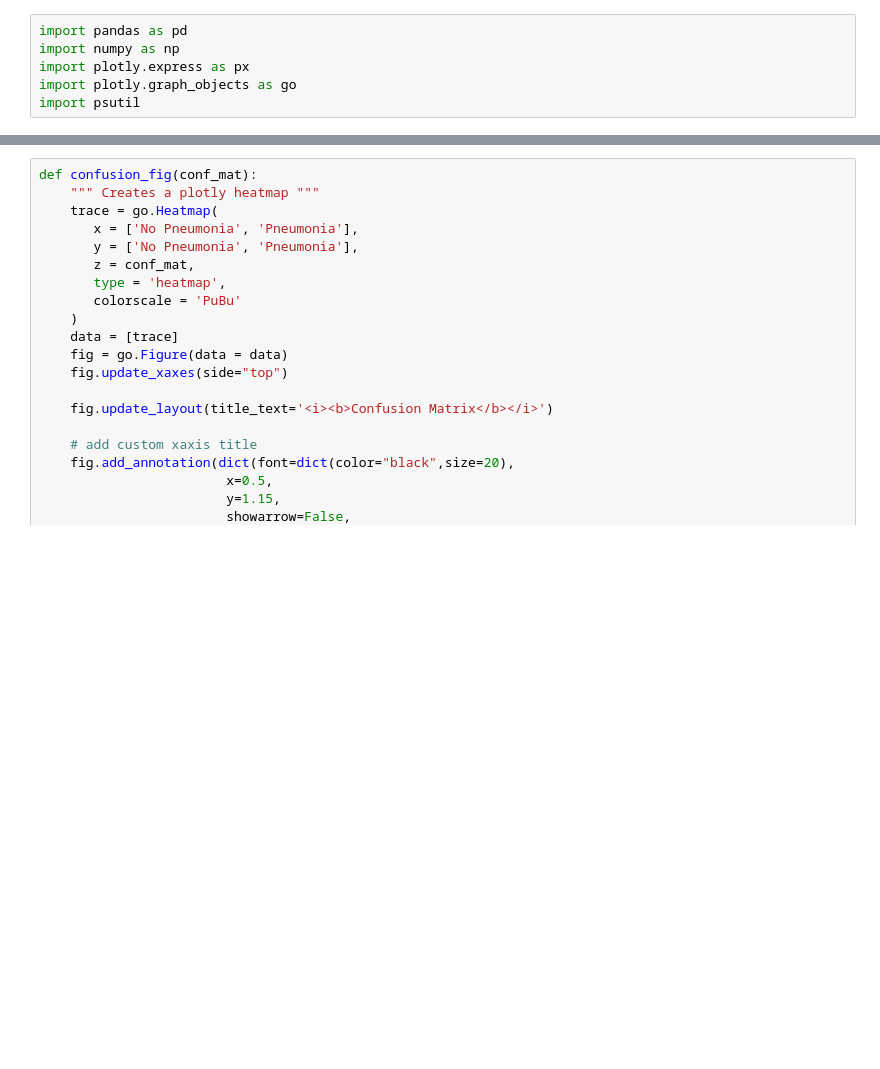
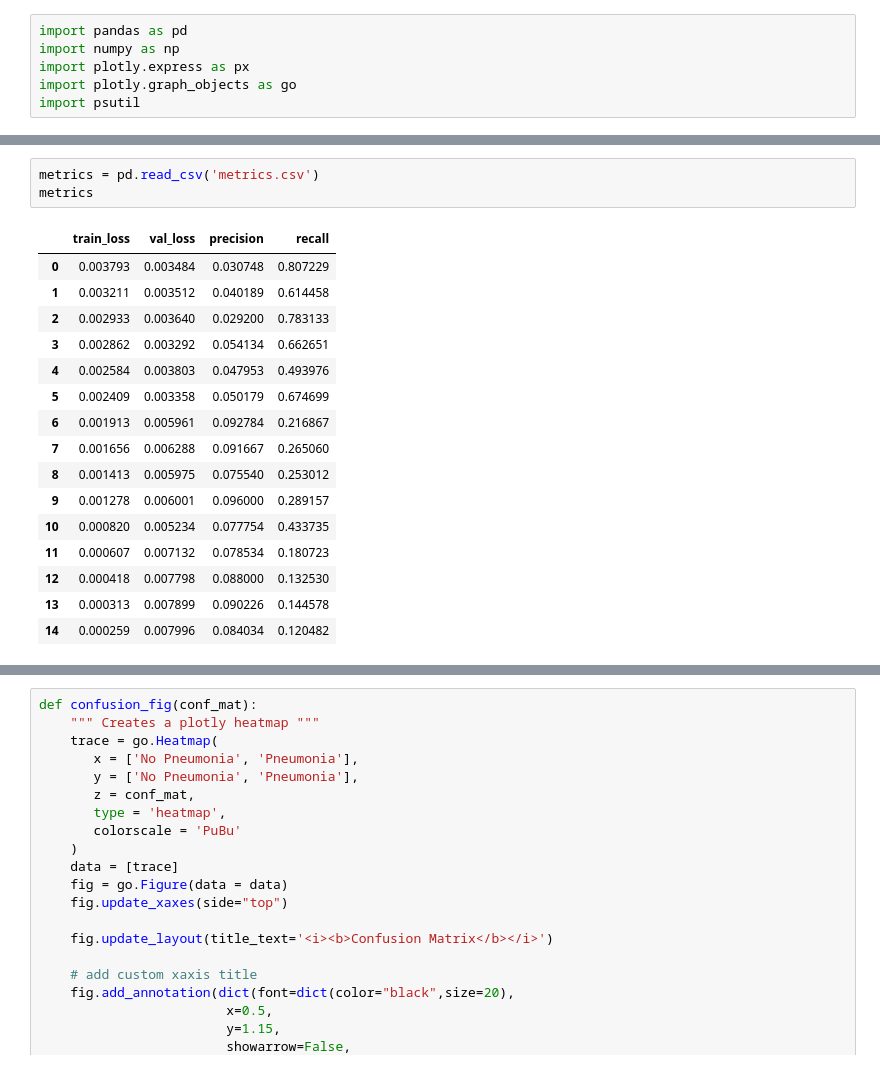
Before and after one commit to njparker1993/Disease_Classification_of_Chest_X_Rays, a Jupyter notebook: visualizations_notebook.ipynb, the cells around one changed output, grey strips where cells are left out. Cells and saved outputs as stored; diff of their text form; blank space fills up the shorter version.

```diff
--- a/visualizations_notebook.ipynb
+++ b/visualizations_notebook.ipynb
@@ -98,0 +53,20 @@ loss_fig(list_train_loss, list_val_loss)
+# %%
+metrics = pd.read_csv('metrics.csv')
+metrics
+# %% [output]
+|  | train_loss | val_loss | precision | recall |
+| 0 | 0.003793 | 0.003484 | 0.030748 | 0.807229 |
+| 1 | 0.003211 | 0.003512 | 0.040189 | 0.614458 |
+| 2 | 0.002933 | 0.003640 | 0.029200 | 0.783133 |
+| 3 | 0.002862 | 0.003292 | 0.054134 | 0.662651 |
+| 4 | 0.002584 | 0.003803 | 0.047953 | 0.493976 |
+| 5 | 0.002409 | 0.003358 | 0.050179 | 0.674699 |
+| 6 | 0.001913 | 0.005961 | 0.092784 | 0.216867 |
+| 7 | 0.001656 | 0.006288 | 0.091667 | 0.265060 |
+| 8 | 0.001413 | 0.005975 | 0.075540 | 0.253012 |
+| 9 | 0.001278 | 0.006001 | 0.096000 | 0.289157 |
+| 10 | 0.000820 | 0.005234 | 0.077754 | 0.433735 |
+| 11 | 0.000607 | 0.007132 | 0.078534 | 0.180723 |
+| 12 | 0.000418 | 0.007798 | 0.088000 | 0.132530 |
+| 13 | 0.000313 | 0.007899 | 0.090226 | 0.144578 |
+| 14 | 0.000259 | 0.007996 | 0.084034 | 0.120482 |
```
Also changed, not shown: parts of 7 cells of this notebook, 3 other files.
